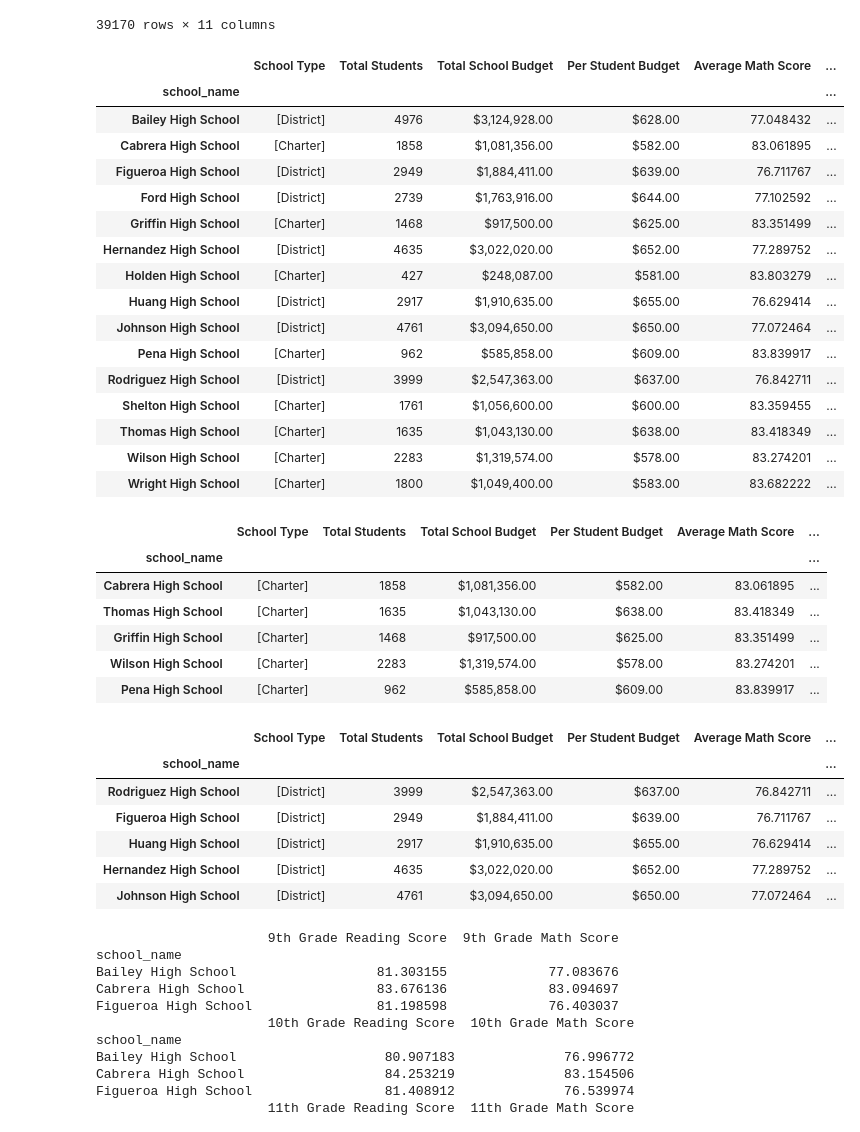
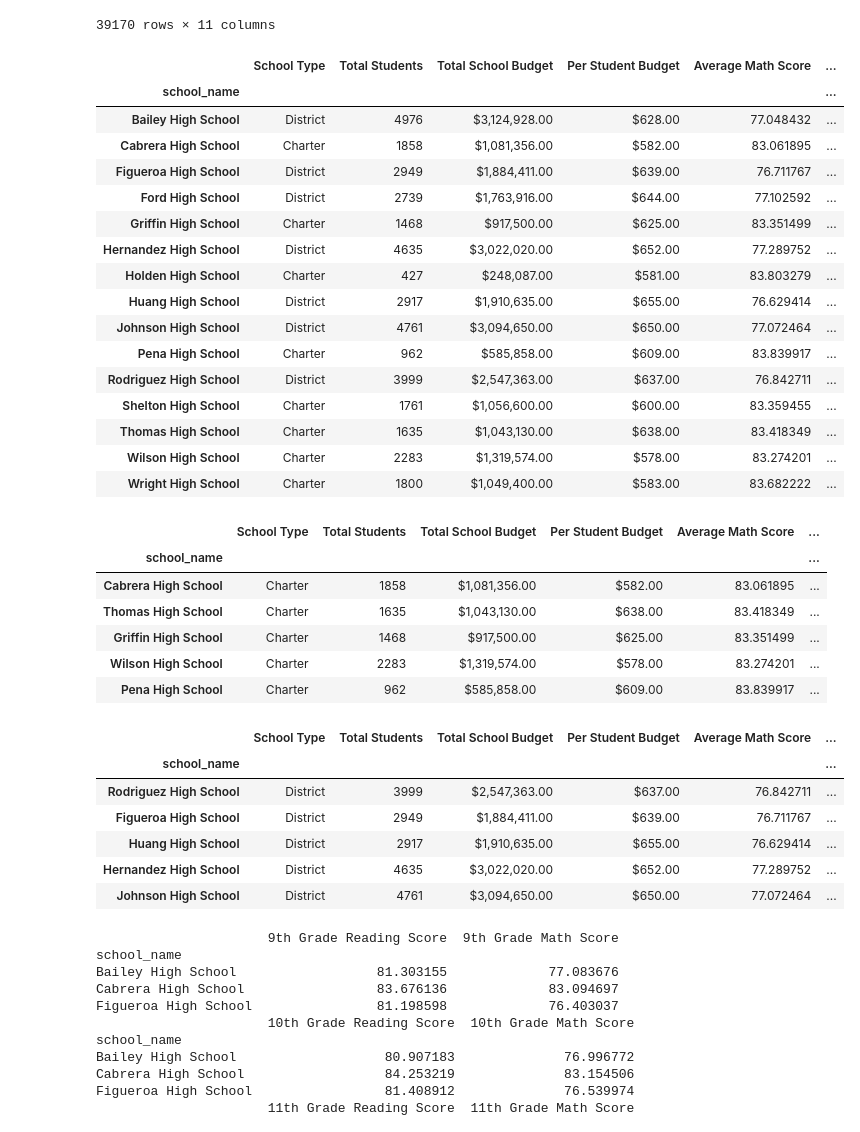
Before and after one commit to annabelcheong/pandas-challenge, a Jupyter notebook: PyCitySchools/school.ipynb, the cells around one changed output. Saved outputs shown, nothing was run; the diff lists cells and outputs as text; code cells hidden in the pictures.

```diff
--- a/PyCitySchools/school.ipynb
+++ b/PyCitySchools/school.ipynb
@@ -154,8 +154,10 @@ summary_p1_df
 
 #----------------
 #make a copy and group by school name, column 'school type': summary_p2_df
+###ERROR WITH THIS METHOD
 summary_p2_df=school_groups_df["type"].unique()
 summary_p2_df
+
 #columns returned are: type
 #note: type refers to School Type in summary_p2_df
 #columns missing are: per student budget, % passing math, % passing reading, % overall passing
@@ -169,48 +171,53 @@ summary_p3_df
 #####Editing columns for presentation ########
 #Rename coluuns
 summary_p3_df=summary_p3_df.rename(columns={"type":"School Type","size":"Total Students","budget":"Total School Budget","math_score":"Average Math Score","reading_score":"Average Reading Score"})
 summary_p3_df
 #Drop columns
 summary_p3_df=summary_p3_df.drop(columns={"Student ID","School ID"})
 summary_p3_df
 #Re-arrange columns
 summary_p3_df=summary_p3_df[["School Type","Total Students", "Total School Budget","Per Student Budget","Average Math Score","Average Reading Score","% Passing Math","% Passing Reading","% Overall Passing"]]
 summary_p3_df
 #Remove brackets in School Type column
 # summary_p3_df["School Type"]=summary_p3_df["School Type"].replace("[District]":"District"})
 # summary_p3_df
+
 #Format the Total Students with no decimals
 summary_p3_df["Total Students"]=summary_p3_df["Total Students"].map("{:.0f}".format)
 summary_p3_df
 #Format the Total School Budget column with $ and ,
 summary_p3_df["Total School Budget"]=summary_p3_df["Total School Budget"].map("${:,.2f}".format)
 summary_p3_df
 #Format the Per Student Budget column with $ and 2 decimals
 summary_p3_df["Per Student Budget"]=summary_p3_df["Per Student Budget"].map("${:,.2f}".format)
 summary_p3_df
 #Convert % Passing Math, % Passing Reading, % Overall Passing to percentage values by multiplying it by 100
 summary_p3_df["% Passing Math"]=summary_p3_df["% Passing Math"]*100
 summary_p3_df["% Passing Reading"]=summary_p3_df["% Passing Reading"]*100
 summary_p3_df["% Overall Passing"]=summary_p3_df["% Overall Passing"]*100
 summary_p3_df
+
+#Converting column 'School Type' from list to string
+summary_p3_df["School Type"]=summary_p3_df["School Type"].apply(",".join)
+summary_p3_df
 # %% [output]
 |  | School Type | Total Students | Total School Budget | Per Student Budget | Average Math Score | ... |
 | school_name |  |  |  |  |  | ... |
-| Bailey High School | [District] | 4976 | $3,124,928.00 | $628.00 | 77.048432 | ... |
-| Cabrera High School | [Charter] | 1858 | $1,081,356.00 | $582.00 | 83.061895 | ... |
-| Figueroa High School | [District] | 2949 | $1,884,411.00 | $639.00 | 76.711767 | ... |
-| Ford High School | [District] | 2739 | $1,763,916.00 | $644.00 | 77.102592 | ... |
-| Griffin High School | [Charter] | 1468 | $917,500.00 | $625.00 | 83.351499 | ... |
-| Hernandez High School | [District] | 4635 | $3,022,020.00 | $652.00 | 77.289752 | ... |
-| Holden High School | [Charter] | 427 | $248,087.00 | $581.00 | 83.803279 | ... |
-| Huang High School | [District] | 2917 | $1,910,635.00 | $655.00 | 76.629414 | ... |
-| Johnson High School | [District] | 4761 | $3,094,650.00 | $650.00 | 77.072464 | ... |
-| Pena High School | [Charter] | 962 | $585,858.00 | $609.00 | 83.839917 | ... |
-| Rodriguez High School | [District] | 3999 | $2,547,363.00 | $637.00 | 76.842711 | ... |
-| Shelton High School | [Charter] | 1761 | $1,056,600.00 | $600.00 | 83.359455 | ... |
-| Thomas High School | [Charter] | 1635 | $1,043,130.00 | $638.00 | 83.418349 | ... |
-| Wilson High School | [Charter] | 2283 | $1,319,574.00 | $578.00 | 83.274201 | ... |
-| Wright High School | [Charter] | 1800 | $1,049,400.00 | $583.00 | 83.682222 | ... |
+| Bailey High School | District | 4976 | $3,124,928.00 | $628.00 | 77.048432 | ... |
+| Cabrera High School | Charter | 1858 | $1,081,356.00 | $582.00 | 83.061895 | ... |
+| Figueroa High School | District | 2949 | $1,884,411.00 | $639.00 | 76.711767 | ... |
+| Ford High School | District | 2739 | $1,763,916.00 | $644.00 | 77.102592 | ... |
+| Griffin High School | Charter | 1468 | $917,500.00 | $625.00 | 83.351499 | ... |
+| Hernandez High School | District | 4635 | $3,022,020.00 | $652.00 | 77.289752 | ... |
+| Holden High School | Charter | 427 | $248,087.00 | $581.00 | 83.803279 | ... |
+| Huang High School | District | 2917 | $1,910,635.00 | $655.00 | 76.629414 | ... |
+| Johnson High School | District | 4761 | $3,094,650.00 | $650.00 | 77.072464 | ... |
+| Pena High School | Charter | 962 | $585,858.00 | $609.00 | 83.839917 | ... |
+| Rodriguez High School | District | 3999 | $2,547,363.00 | $637.00 | 76.842711 | ... |
+| Shelton High School | Charter | 1761 | $1,056,600.00 | $600.00 | 83.359455 | ... |
+| Thomas High School | Charter | 1635 | $1,043,130.00 | $638.00 | 83.418349 | ... |
+| Wilson High School | Charter | 2283 | $1,319,574.00 | $578.00 | 83.274201 | ... |
+| Wright High School | Charter | 1800 | $1,049,400.00 | $583.00 | 83.682222 | ... |
 # %%
 #Top Performing Schools (By % Overall Passing)
 
@@ -220,11 +227,11 @@ top_overall_schools_df.head(5)
 # %% [output]
 |  | School Type | Total Students | Total School Budget | Per Student Budget | Average Math Score | ... |
 | school_name |  |  |  |  |  | ... |
-| Cabrera High School | [Charter] | 1858 | $1,081,356.00 | $582.00 | 83.061895 | ... |
-| Thomas High School | [Charter] | 1635 | $1,043,130.00 | $638.00 | 83.418349 | ... |
-| Griffin High School | [Charter] | 1468 | $917,500.00 | $625.00 | 83.351499 | ... |
-| Wilson High School | [Charter] | 2283 | $1,319,574.00 | $578.00 | 83.274201 | ... |
-| Pena High School | [Charter] | 962 | $585,858.00 | $609.00 | 83.839917 | ... |
+| Cabrera High School | Charter | 1858 | $1,081,356.00 | $582.00 | 83.061895 | ... |
+| Thomas High School | Charter | 1635 | $1,043,130.00 | $638.00 | 83.418349 | ... |
+| Griffin High School | Charter | 1468 | $917,500.00 | $625.00 | 83.351499 | ... |
+| Wilson High School | Charter | 2283 | $1,319,574.00 | $578.00 | 83.274201 | ... |
+| Pena High School | Charter | 962 | $585,858.00 | $609.00 | 83.839917 | ... |
 # %%
 #Bottom Performing Schools (By % Overall Passing)
 
@@ -234,11 +241,11 @@ bottom_overall_schools_df.head(5)
 # %% [output]
 |  | School Type | Total Students | Total School Budget | Per Student Budget | Average Math Score | ... |
 | school_name |  |  |  |  |  | ... |
-| Rodriguez High School | [District] | 3999 | $2,547,363.00 | $637.00 | 76.842711 | ... |
-| Figueroa High School | [District] | 2949 | $1,884,411.00 | $639.00 | 76.711767 | ... |
-| Huang High School | [District] | 2917 | $1,910,635.00 | $655.00 | 76.629414 | ... |
-| Hernandez High School | [District] | 4635 | $3,022,020.00 | $652.00 | 77.289752 | ... |
-| Johnson High School | [District] | 4761 | $3,094,650.00 | $650.00 | 77.072464 | ... |
+| Rodriguez High School | District | 3999 | $2,547,363.00 | $637.00 | 76.842711 | ... |
+| Figueroa High School | District | 2949 | $1,884,411.00 | $639.00 | 76.711767 | ... |
+| Huang High School | District | 2917 | $1,910,635.00 | $655.00 | 76.629414 | ... |
+| Hernandez High School | District | 4635 | $3,022,020.00 | $652.00 | 77.289752 | ... |
+| Johnson High School | District | 4761 | $3,094,650.00 | $650.00 | 77.072464 | ... |
 # %%
 #####MATH SCORES BY GRADE: GROUPBY SCHOOL, output dataframes: g9_groupby_avg_df, g10_groupby_avg_df, g11_groupby_avg_df, g12_groupby_avg_df
 
```
